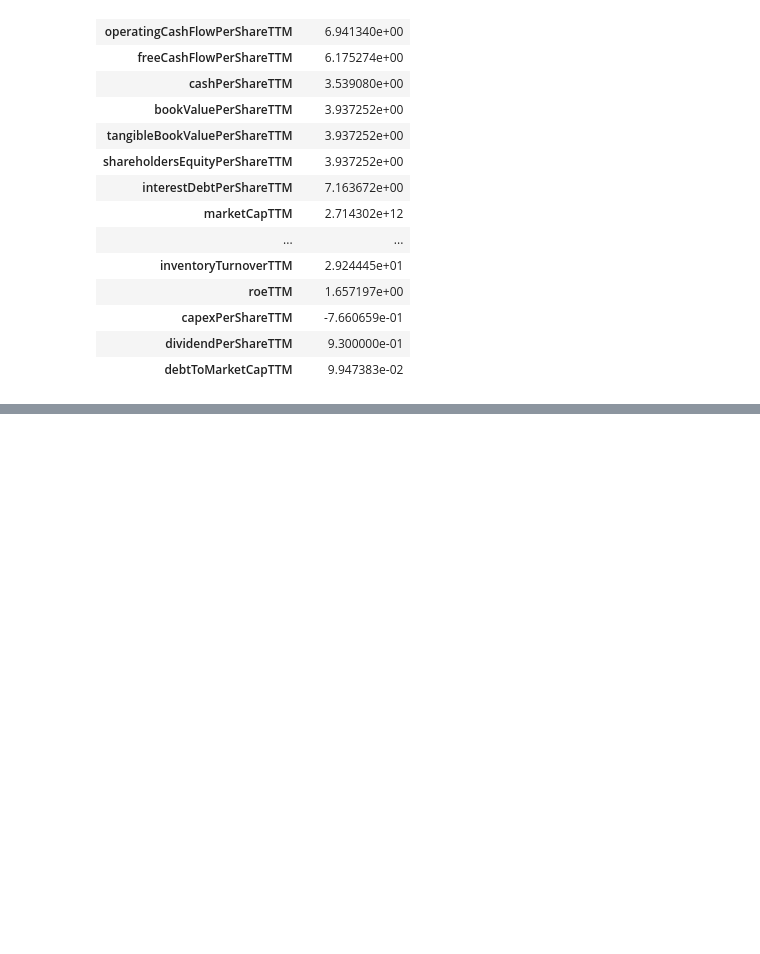
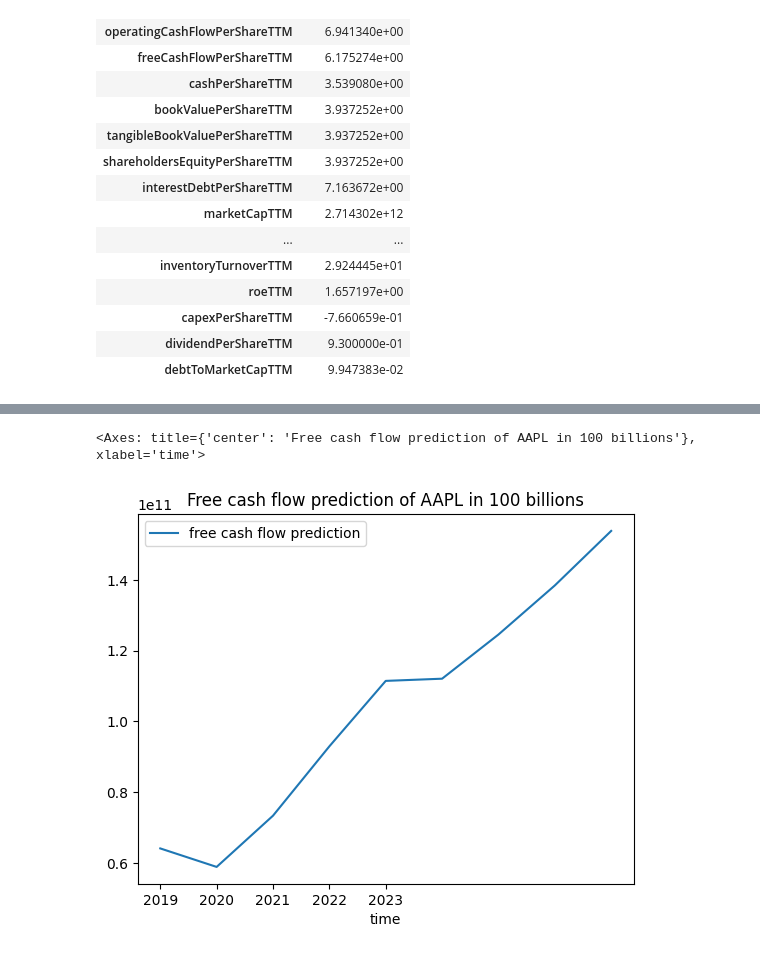
Before and after one commit to mikecai020418/Equity-PriceAnalysis, a Jupyter notebook: project.ipynb, the cells around one changed output, grey strips where cells are left out. Saved outputs shown, nothing was run; the diff lists cells and outputs as text; code cells hidden in the pictures; blank space fills up the shorter version.

```diff
--- a/project.ipynb
+++ b/project.ipynb
@@ -385,9 +385,9 @@ growth_rate_list=[]
 for i in range(0,len(revenue_list)-1):
     growth_rate_list.append((revenue_list[i+1]-revenue_list[i])/revenue_list[i])
 
-Net_Income_Margin_list=[]
-for i in range(0,len(Net_Income_list)):
-    Net_Income_Margin_list.append(Net_Income_list[i]/revenue_list[i])
+#  Net_Income_Margin_list=[]
+# for i in range(0,len(Net_Income_list)):
+#     Net_Income_Margin_list.append(Net_Income_list[i]/revenue_list[i])
 #Use formula to calculate the net income margin of the company and store it into a list
 
 Operating_Income_Margin_list=[]
@@ -422,9 +422,9 @@ Free_Cash_Flow_list = []
 for i in range(0, len(Operating_Cash_Flow_list)):
     Free_Cash_Flow_list.append(Operating_Cash_Flow_list[i]-abs(Captial_Expense_List[i]))
 
-FCF_Net_Income_Rate_List=[]
-for i in range(0,len(Free_Cash_Flow_list)):
-   FCF_Net_Income_Rate_List.append(Free_Cash_Flow_list[i]/Net_Income_list[i])
+# FCF_Net_Income_Rate_List=[]
+# for i in range(0,len(Free_Cash_Flow_list)):
+#    FCF_Net_Income_Rate_List.append(Free_Cash_Flow_list[i]/Net_Income_list[i])
 #Calculate the free cash flow to net income rate of the company and store it into a list
 
 FCF_Operating_Income_Rate_list = []
@@ -454,0 +455,32 @@ df_growth_rate.plot(x='time',y='Revenue Growth Rate',
+# %%
+choose_growth_rate=sum(growth_rate_list)/len(growth_rate_list)
+choose_Operating_Income_Margin_rate=sum(Operating_Income_Margin_list)/len(Operating_Income_Margin_list)
+choose_free_cash_flow_OI_rate=sum(FCF_Operating_Income_Rate_list)/len(FCF_Operating_Income_Rate_list)
+prediction_time=4
+
+list3=time_list.copy()
+revenue_list1=revenue_list.copy()
+Operating_Income_list1=Operating_Income_list.copy()
+Free_Cash_Flow_list1=Free_Cash_Flow_list.copy()
+
+Back_Up_Time_List=list(range(list3[-1]+1,list3[-1]+prediction_time+1)) #Create a list of future time
+list3=list3+list(range(list3[-1]+1,list3[-1]+prediction_time+1)) #Create a list of time from past n years to future years
+Back_Up_Free_Cash_Flow=[]
+# %%
+for i in range(0,prediction_time):
+    a=revenue_list1[-1]*(1+choose_growth_rate)
+    #a is the predicted revenue for the next year
+    revenue_list1.append(a)
+    b=revenue_list1[-1]*(choose_Operating_Income_Margin_rate)
+    #b is the predicted operating income for the next year
+    Operating_Income_list1.append(b)
+    c=Operating_Income_list1[-1]*(choose_free_cash_flow_OI_rate)
+    #c is the predicted free cash flow for the next year
+    Free_Cash_Flow_list1.append(c)
+    Back_Up_Free_Cash_Flow.append(c)
+# %%
+df_future_free_cash_flow=pd.DataFrame({'time':list3,'free cash flow prediction':Free_Cash_Flow_list1})
+df_future_free_cash_flow.plot(x='time',y='free cash flow prediction',xticks = time_list, title = f'Free cash flow prediction of {ticker} in 100 billions')
+# %% [output]
+<Axes: title={'center': 'Free cash flow prediction of AAPL in 100 billions'}, xlabel='time'>
+[figure, added]
```
Also changed, not shown: parts of 4 cells of this notebook.
